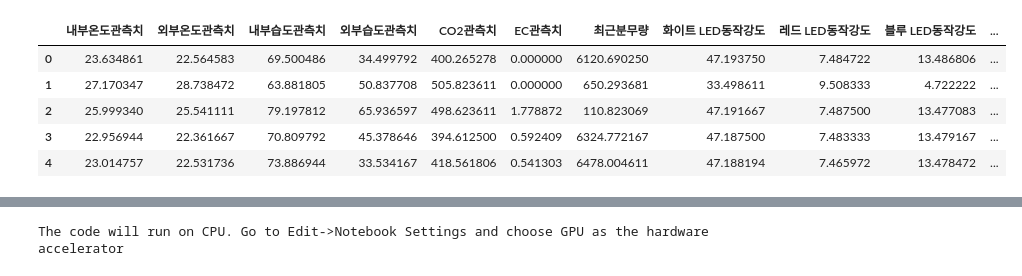
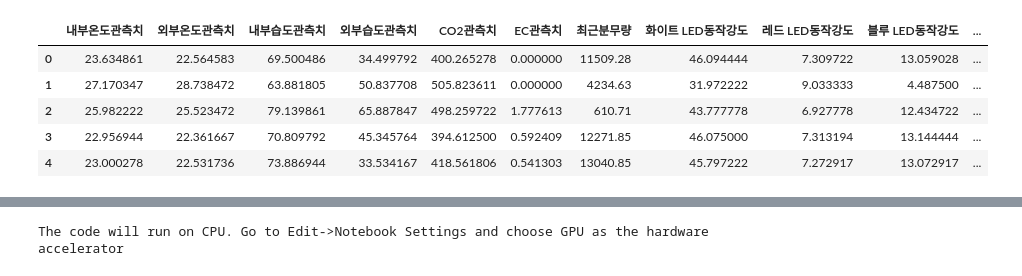
Before and after one commit to 0moonmoon0/FINALFINALxDxD, a Jupyter notebook: Final.ipynb, the cells around one changed output, grey strips where cells are left out. Cells and saved outputs as stored; diff of their text form; code cells hidden in the pictures.

```diff
--- a/Final.ipynb
+++ b/Final.ipynb
@@ -323,36 +185,51 @@ train_df.head()
 # %%
 test_df = []
 for i in tqdm(test_data):
     name = i.split("\\")[-1].split(".")[0]
     df = pd.read_csv(i)
     df = df.drop('시간', axis = 1)
-    df["화이트 LED동작강도"] = df["화이트 LED동작강도"].fillna(method='bfill', limit=1)
-    df["화이트 LED동작강도"] = df["화이트 LED동작강도"].fillna(method='ffill', limit=1)
-    df["레드 LED동작강도"] = df["레드 LED동작강도"].fillna(method='bfill', limit=1)
-    df["레드 LED동작강도"] = df["레드 LED동작강도"].fillna(method='ffill', limit=1)
-    df["블루 LED동작강도"] = df["블루 LED동작강도"].fillna(method='bfill', limit=1)
-    df["블루 LED동작강도"] = df["블루 LED동작강도"].fillna(method='ffill', limit=1)
-    df["최근분무량"] = df["최근분무량"].fillna(method='bfill', limit=1)
-    df["최근분무량"] = df["최근분무량"].fillna(method='ffill', limit=1)
-    df = df.interpolate()
+    # df["화이트 LED동작강도"] = df["화이트 LED동작강도"].fillna(method='bfill', limit=1)
+    # df["화이트 LED동작강도"] = df["화이트 LED동작강도"].fillna(method='ffill', limit=1)
+    # df["레드 LED동작강도"] = df["레드 LED동작강도"].fillna(method='bfill', limit=1)
+    # df["레드 LED동작강도"] = df["레드 LED동작강도"].fillna(method='ffill', limit=1)
+    # df["블루 LED동작강도"] = df["블루 LED동작강도"].fillna(method='bfill', limit=1)
+    # df["블루 LED동작강도"] = df["블루 LED동작강도"].fillna(method='ffill', limit=1)
+    # df["최근분무량"] = df["최근분무량"].fillna(method='bfill', limit=1)
+    # df["최근분무량"] = df["최근분무량"].fillna(method='ffill', limit=1)
+    # df = df.interpolate()
+    water = df['최근분무량'].round(2).tolist()
+    if np.mean(water) > 1000:
+        nums = [list(v) for k,v in groupby(water, key = lambda x: x != 0) if k != 0]
+        if len(nums) == 2:
+            cumulative = nums[0][-1] - nums[0][0] + nums[1][-1]
+        else:
+            cumulative = nums[0][-1] - nums[0][0]
+
+    elif 1000 > np.mean(water) > 0:
+        nums = [key for key, _group in groupby(water)]
+        cumulative = sum(nums[1:])
+    else:
+        cumulative = 0
+
     df = df.fillna(0.0)
 
     df = df.mean()
     df = df.to_frame().T
     df["이미지"] = name
+    df['최근분무량'] = cumulative
 
     test_df.append(df)
 
 test_df = pd.concat(test_df, ignore_index=True)
 test_df['비율'] = ratio_test
 test_df.head()
 # %% [output]
 |  | 내부온도관측치 | 외부온도관측치 | 내부습도관측치 | 외부습도관측치 | CO2관측치 | EC관측치 | 최근분무량 | 화이트 LED동작강도 | 레드 LED동작강도 | 블루 LED동작강도 | ... |
-| 0 | 23.634861 | 22.564583 | 69.500486 | 34.499792 | 400.265278 | 0.000000 | 6120.690250 | 47.193750 | 7.484722 | 13.486806 | ... |
-| 1 | 27.170347 | 28.738472 | 63.881805 | 50.837708 | 505.823611 | 0.000000 | 650.293681 | 33.498611 | 9.508333 | 4.722222 | ... |
-| 2 | 25.999340 | 25.541111 | 79.197812 | 65.936597 | 498.623611 | 1.778872 | 110.823069 | 47.191667 | 7.487500 | 13.477083 | ... |
-| 3 | 22.956944 | 22.361667 | 70.809792 | 45.378646 | 394.612500 | 0.592409 | 6324.772167 | 47.187500 | 7.483333 | 13.479167 | ... |
-| 4 | 23.014757 | 22.531736 | 73.886944 | 33.534167 | 418.561806 | 0.541303 | 6478.004611 | 47.188194 | 7.465972 | 13.478472 | ... |
+| 0 | 23.634861 | 22.564583 | 69.500486 | 34.499792 | 400.265278 | 0.000000 | 11509.28 | 46.094444 | 7.309722 | 13.059028 | ... |
+| 1 | 27.170347 | 28.738472 | 63.881805 | 50.837708 | 505.823611 | 0.000000 | 4234.63 | 31.972222 | 9.033333 | 4.487500 | ... |
+| 2 | 25.982222 | 25.523472 | 79.139861 | 65.887847 | 498.259722 | 1.777613 | 610.71 | 43.777778 | 6.927778 | 12.434722 | ... |
+| 3 | 22.956944 | 22.361667 | 70.809792 | 45.345764 | 394.612500 | 0.592409 | 12271.85 | 46.075000 | 7.313194 | 13.144444 | ... |
+| 4 | 23.000278 | 22.531736 | 73.886944 | 33.534167 | 418.561806 | 0.541303 | 13040.85 | 45.797222 | 7.272917 | 13.072917 | ... |
 # %%
 fig = go.Figure()
 
```
Also changed, not shown: parts of 12 cells of this notebook.
